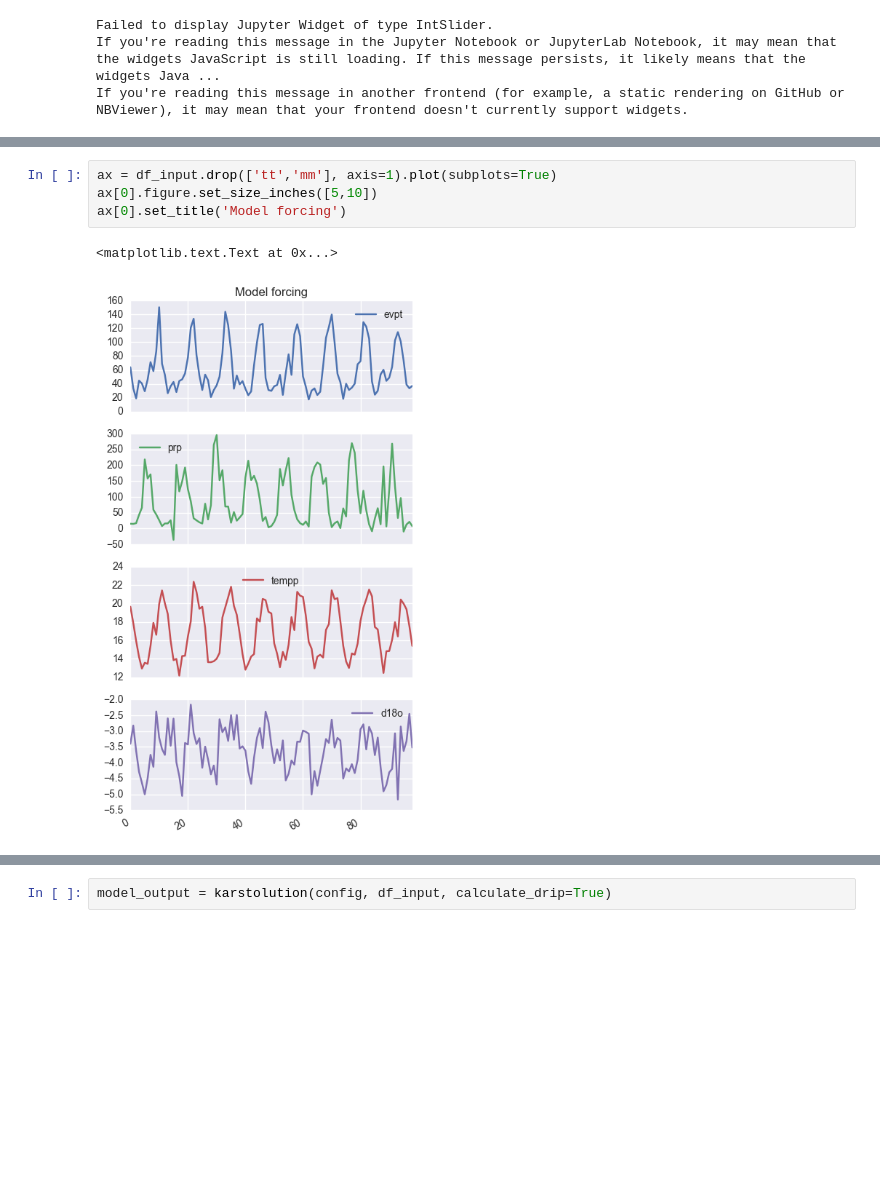
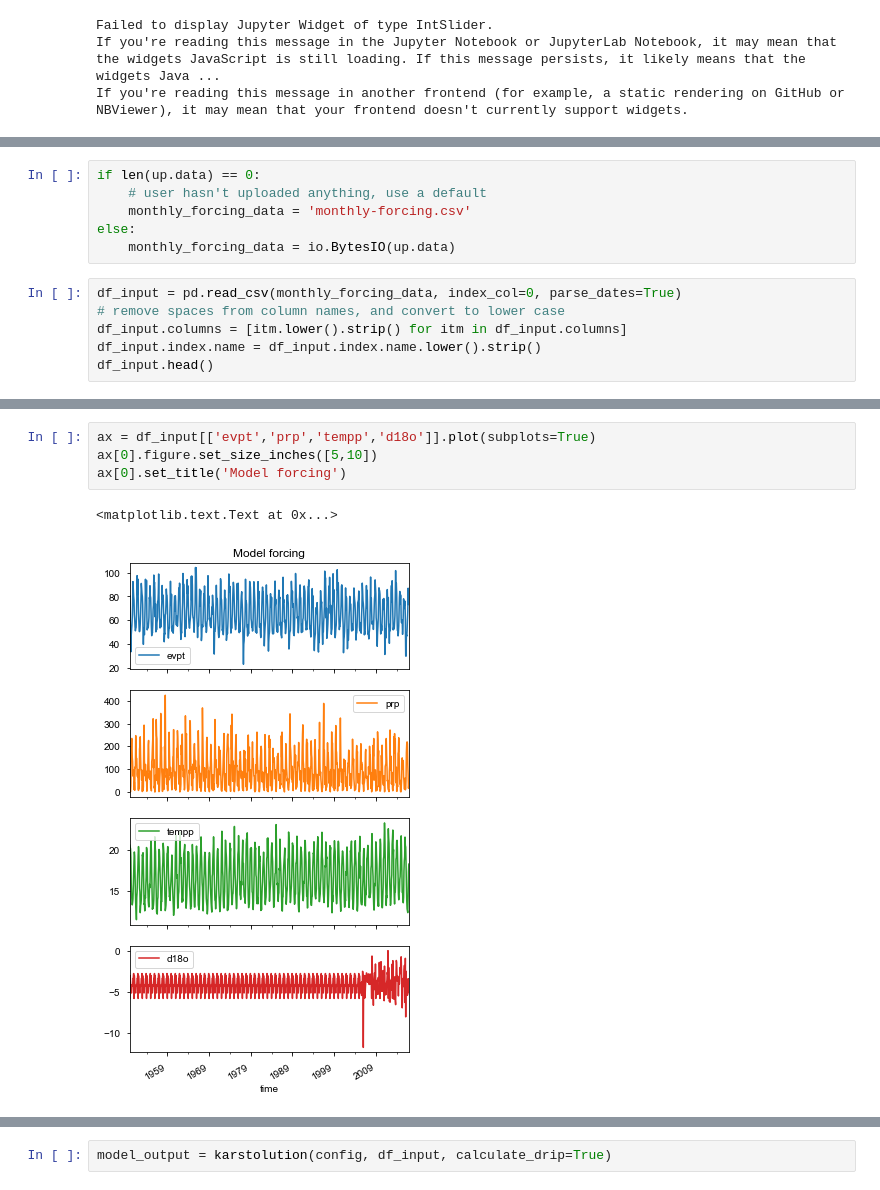
Before and after one commit to swasc/karstolution, a Jupyter notebook: notebooks/example2.ipynb, the cells around one changed output, grey strips where cells are left out. Cells and saved outputs as stored; diff of their text form; blank space fills up the shorter version.

Commit message:
added default forcing for example2

```diff
--- a/notebooks/example2.ipynb
+++ b/notebooks/example2.ipynb
@@ -202,0 +76,12 @@ df_input.head()
+# %%
+if len(up.data) == 0:
+    # user hasn't uploaded anything, use a default
+    monthly_forcing_data = 'monthly-forcing.csv'
+else:
+    monthly_forcing_data = io.BytesIO(up.data)
+# %%
+df_input = pd.read_csv(monthly_forcing_data, index_col=0, parse_dates=True)
+# remove spaces from column names, and convert to lower case
+df_input.columns = [itm.lower().strip() for itm in df_input.columns]
+df_input.index.name = df_input.index.name.lower().strip()
+df_input.head()
@@ -203,7 +96,7 @@ df_input.head()
 # %%
-ax = df_input.drop(['tt','mm'], axis=1).plot(subplots=True)
+ax = df_input[['evpt','prp','tempp','d18o']].plot(subplots=True)
 ax[0].figure.set_size_inches([5,10])
 ax[0].set_title('Model forcing')
 # %% [output]
 <matplotlib.text.Text at 0x...>
-[figure, old version]
+[figure, new version]
```
Also changed, not shown: parts of 16 cells of this notebook, 1 other file.
